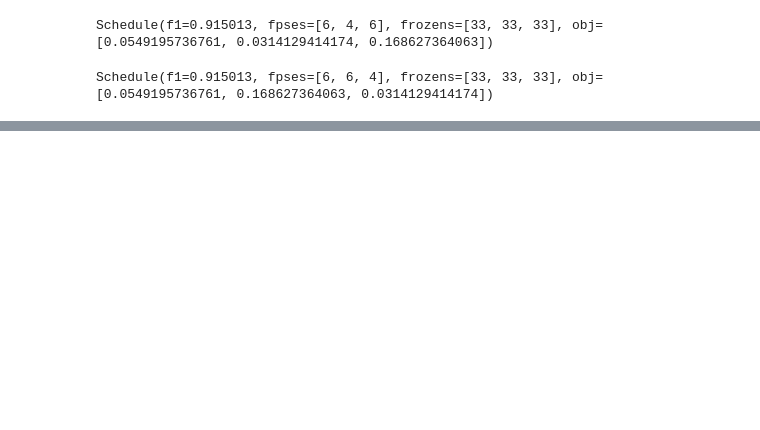
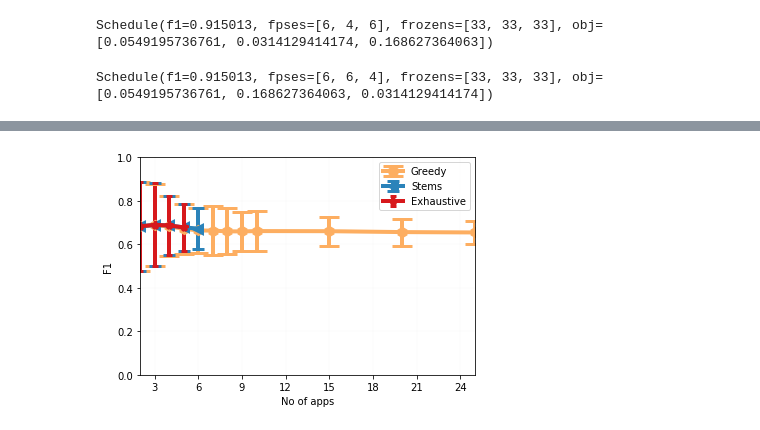
Before and after one commit to angelajiang/mainstream-analysis, a Jupyter notebook: 2018-Spring/notebooks/daniel/scheduler-cmp.ipynb, the cells around one changed output, grey strips where cells are left out. Saved outputs shown, nothing was run; the diff lists cells and outputs as text; code cells hidden in the pictures; blank space fills up the shorter version.

```diff
--- a/2018-Spring/notebooks/daniel/scheduler-cmp.ipynb
+++ b/2018-Spring/notebooks/daniel/scheduler-cmp.ipynb
@@ -81,3 +91,12 @@ ax = plot.variants(series, xgrid=grids.x.num_apps, ygrid=grids.y.f1)
+# %%
+bars = [grouped['f1'].quantile(.1), grouped['f1'].quantile(.9)]
+series = agg2series(grouped['f1'].mean(),
+                    names=series_names,
+                    errs=dict(e_abs=bars),
+                    plotparams='fg-e')
+ax = plot.variants(series, xgrid=grids.x.num_apps, ygrid=grids.y.f1)
+# %% [output]
+[figure, added]
 # %%
 bars = grouped['f1'].std()
 series = agg2series(grouped['f1'].mean(),
```
Also changed, not shown: parts of 5 cells of this notebook, 3 other files.
